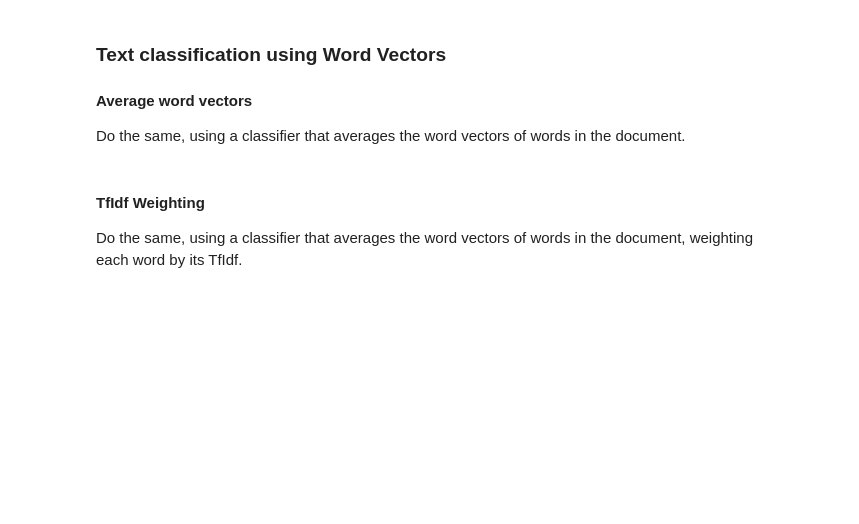
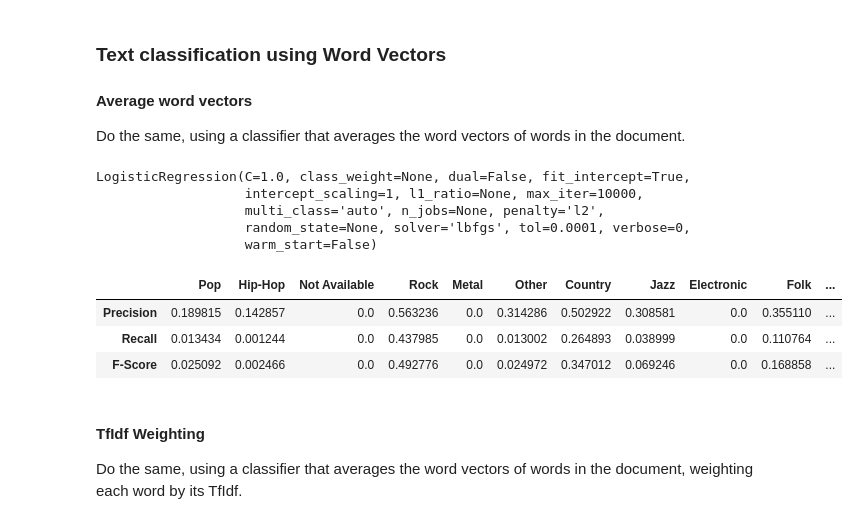
Before and after one commit to Hernanros/Y_Data_DL, a Jupyter notebook: [HW#3]Word_embeddings/DL_word_embedding_assignment.ipynb, the cells around one changed output. Drawn from its saved outputs; the diff is of its cells as text; code cells hidden in the pictures; blank space fills up the shorter version.

```diff
--- a/[HW#3]Word_embeddings/DL_word_embedding_assignment.ipynb
+++ b/[HW#3]Word_embeddings/DL_word_embedding_assignment.ipynb
@@ -700,6 +701,33 @@ report_df
 ### Text classification using Word Vectors
 #### Average word vectors
 Do the same, using a classifier that averages the word vectors of words in the document.
+# %%
+# get vector for all averegas in vocabulary
+cnt_v2 =CountVectorizer(vocabulary=model.wv.vocab.keys())
+feat_space_v2 =cnt_v2.fit_transform(X_train)
+# %%
+model_avg_feat = (feat_space_v2 @ model.wv.vectors) / (feat_space_v2.sum(axis=1) + 1)
+# %%
+clf2 = LR(max_iter=10000)
+clf2.fit(model_avg_feat,y_train)
+# %% [output]
+LogisticRegression(C=1.0, class_weight=None, dual=False, fit_intercept=True,
+                   intercept_scaling=1, l1_ratio=None, max_iter=10000,
+                   multi_class='auto', n_jobs=None, penalty='l2',
+                   random_state=None, solver='lbfgs', tol=0.0001, verbose=0,
+                   warm_start=False)
+# %%
+test_feat = cnt_v2.transform(X_test)
+test_avg_feat = (test_feat @ model.wv.vectors) / (test_feat.sum(axis=1) + 1)
+y_hat2 = clf2.predict(test_avg_feat)
+# %%
+report_df = pd.DataFrame(prf(y_test,y_hat2)[:3],columns=data.genre.unique(),index=["Precision","Recall","F-Score"])
+report_df
+# %% [output]
+|  | Pop | Hip-Hop | Not Available | Rock | Metal | Other | Country | Jazz | Electronic | Folk | ... |
+| Precision | 0.189815 | 0.142857 | 0.0 | 0.563236 | 0.0 | 0.314286 | 0.502922 | 0.308581 | 0.0 | 0.355110 | ... |
+| Recall | 0.013434 | 0.001244 | 0.0 | 0.437985 | 0.0 | 0.013002 | 0.264893 | 0.038999 | 0.0 | 0.110764 | ... |
+| F-Score | 0.025092 | 0.002466 | 0.0 | 0.492776 | 0.0 | 0.024972 | 0.347012 | 0.069246 | 0.0 | 0.168858 | ... |
 # %% [markdown]
 #### TfIdf Weighting
 Do the same, using a classifier that averages the word vectors of words in the document, weighting each word by its TfIdf.
```
Also changed, not shown: parts of 5 cells of this notebook.
